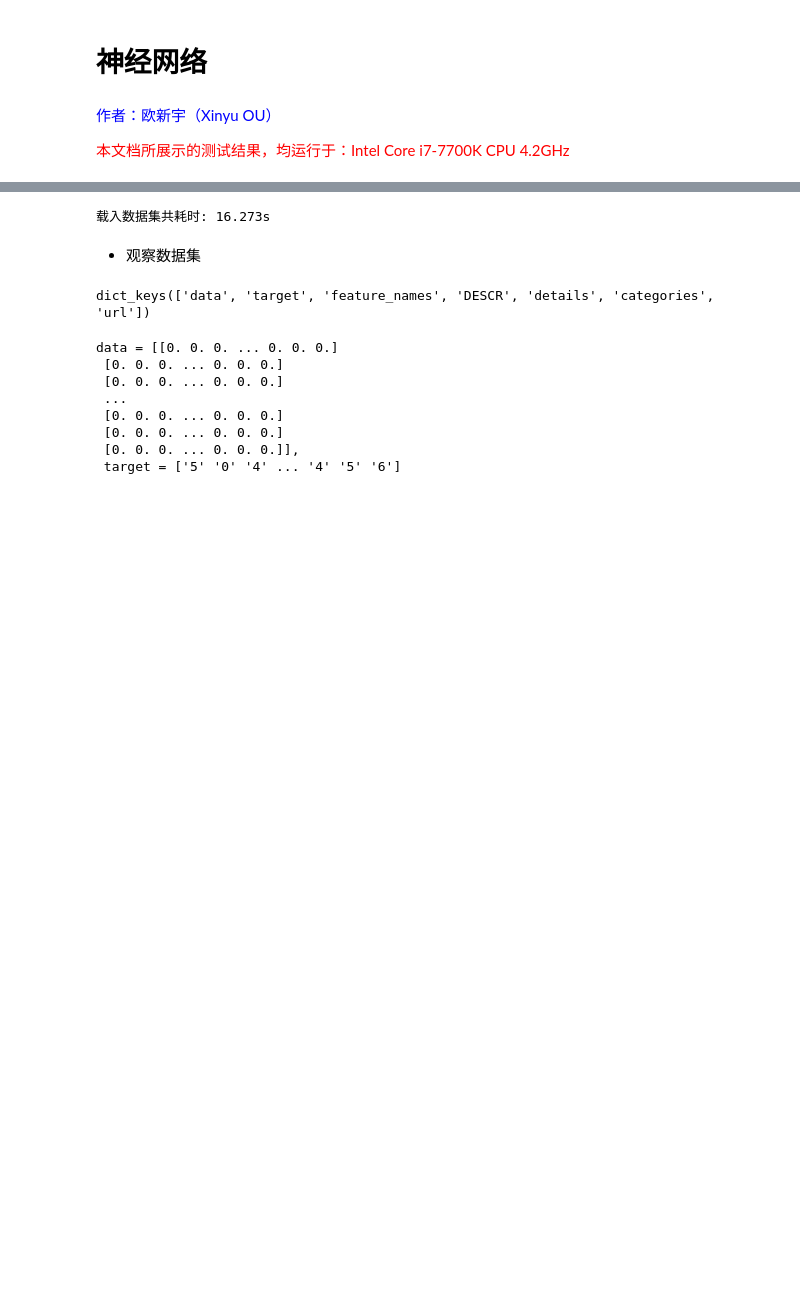
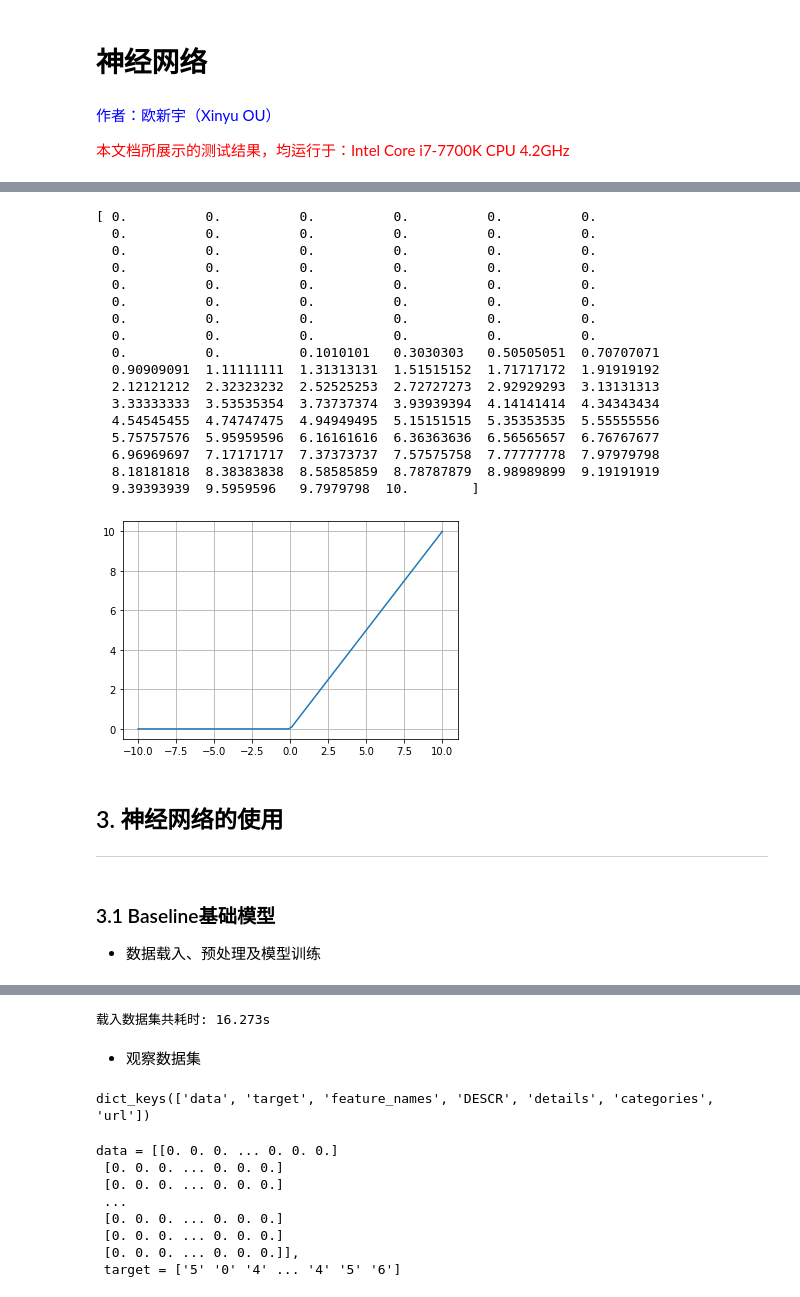
Before and after one commit to ouxinyu/Teaching, a Jupyter notebook: MachineLearning/Notebooks/Ch08NeuralNetworks.ipynb, the cells around one changed output, grey strips where cells are left out. Drawn from its saved outputs; the diff is of its cells as text; code cells hidden in the pictures; blank space fills up the shorter version.

```diff
--- a/MachineLearning/Notebooks/Ch08NeuralNetworks.ipynb
+++ b/MachineLearning/Notebooks/Ch08NeuralNetworks.ipynb
@@ -20,0 +81,41 @@
+# %%
+import numpy as np
+import matplotlib.pyplot as plt
+
+def relu(x):
+    y=x.copy()
+    y[y<0]=0
+    return y
+
+x=np.linspace(start=-10,stop=10,num=100)
+y=relu(x)
+print(y)
+plt.plot(x,y)
+plt.grid(True)
+plt.show()
+# %% [output]
+[ 0.          0.          0.          0.          0.          0.
+  0.          0.          0.          0.          0.          0.
+  0.          0.          0.          0.          0.          0.
+  0.          0.          0.          0.          0.          0.
+  0.          0.          0.          0.          0.          0.
+  0.          0.          0.          0.          0.          0.
+  0.          0.          0.          0.          0.          0.
+  0.          0.          0.          0.          0.          0.
+  0.          0.          0.1010101   0.3030303   0.50505051  0.70707071
+  0.90909091  1.11111111  1.31313131  1.51515152  1.71717172  1.91919192
+  2.12121212  2.32323232  2.52525253  2.72727273  2.92929293  3.13131313
+  3.33333333  3.53535354  3.73737374  3.93939394  4.14141414  4.34343434
+  4.54545455  4.74747475  4.94949495  5.15151515  5.35353535  5.55555556
+  5.75757576  5.95959596  6.16161616  6.36363636  6.56565657  6.76767677
+  6.96969697  7.17171717  7.37373737  7.57575758  7.77777778  7.97979798
+  8.18181818  8.38383838  8.58585859  8.78787879  8.98989899  9.19191919
+  9.39393939  9.5959596   9.7979798  10.        ]
+[figure, added]
+# %% [markdown]
+## 3. 神经网络的使用
+---
+# %% [markdown]
+### 3.1 Baseline基础模型
+
+- 数据载入、预处理及模型训练
```
Also changed, not shown: parts of 97 cells of this notebook, 29 other files.
